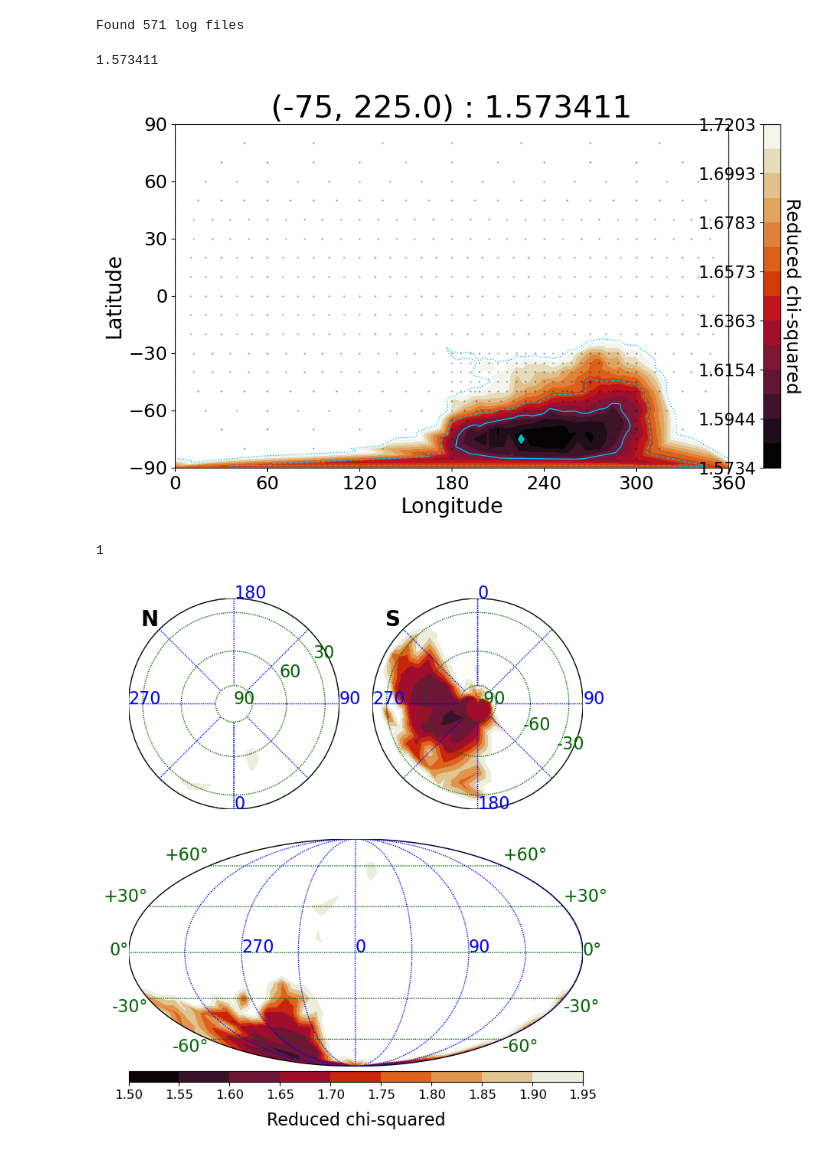
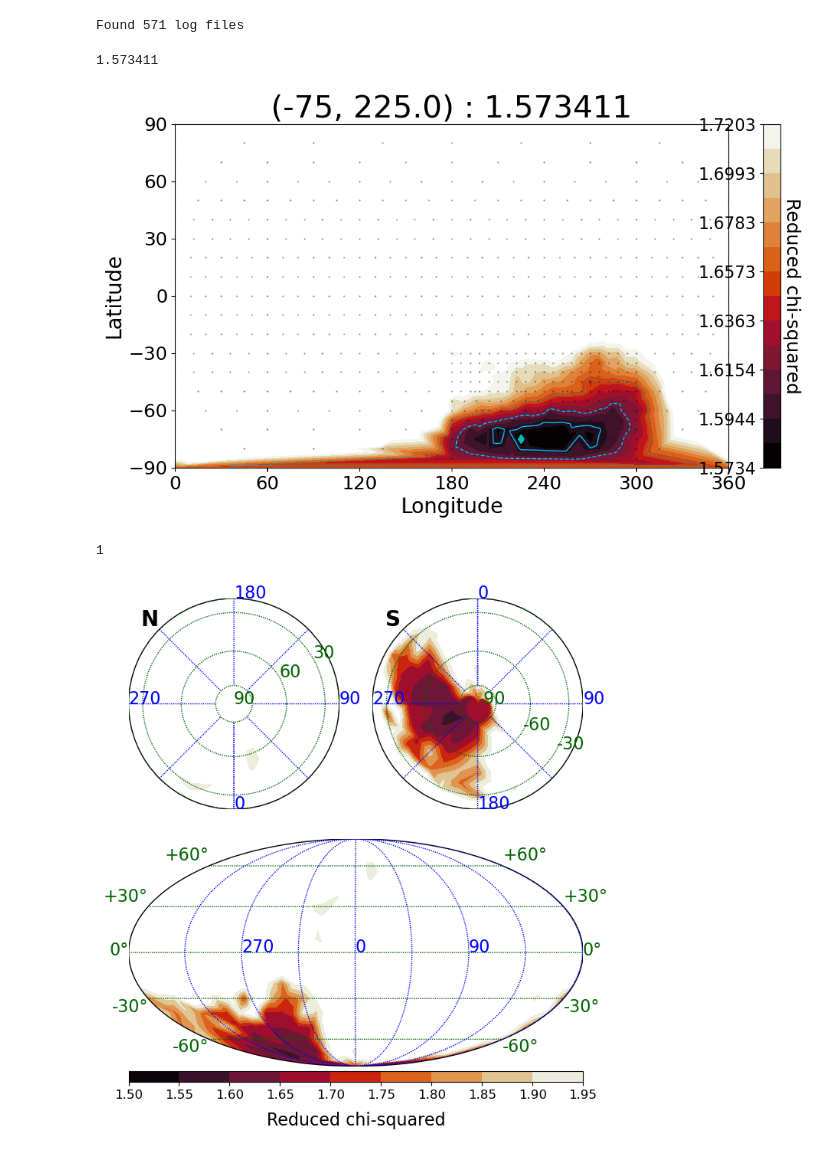
Before and after one commit to recannon/SHAPE_python_scripts, a Jupyter notebook: notebooks/Gen_Polescan.ipynb, the cells around one changed output. Drawn from its saved outputs; the diff is of its cells as text; code cells hidden in the pictures.

```diff
--- a/notebooks/Gen_Polescan.ipynb
+++ b/notebooks/Gen_Polescan.ipynb
@@ -41,11 +41,11 @@ Found 571 log files
 # %%
 #Plot
 plot_quick.pq_polescan(bet,lam,chi,
                     maxlevel=1.1,lamstep=1,betstep=1,
-                    lines=[2.5,5,10],cmp='cmr.sunburst')
+                    lines=[1,2.5,5],cmp='cmr.sunburst')
 # %% [output]
 1.573411
-[figure, old version]
+[figure, new version]
 1
 # %%
 import numpy as np
```
Also changed, not shown: parts of 2 cells of this notebook, 4 other files.
